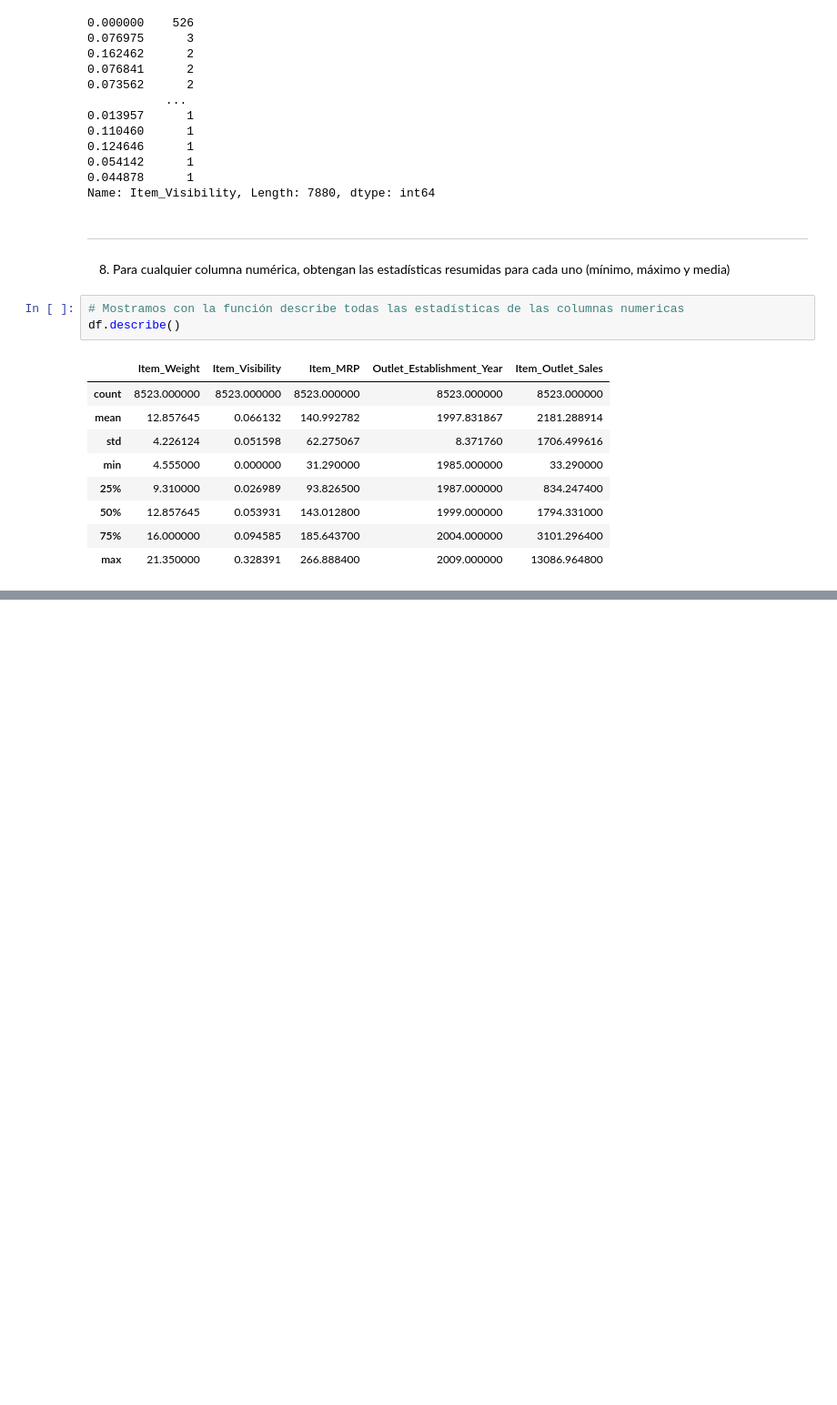
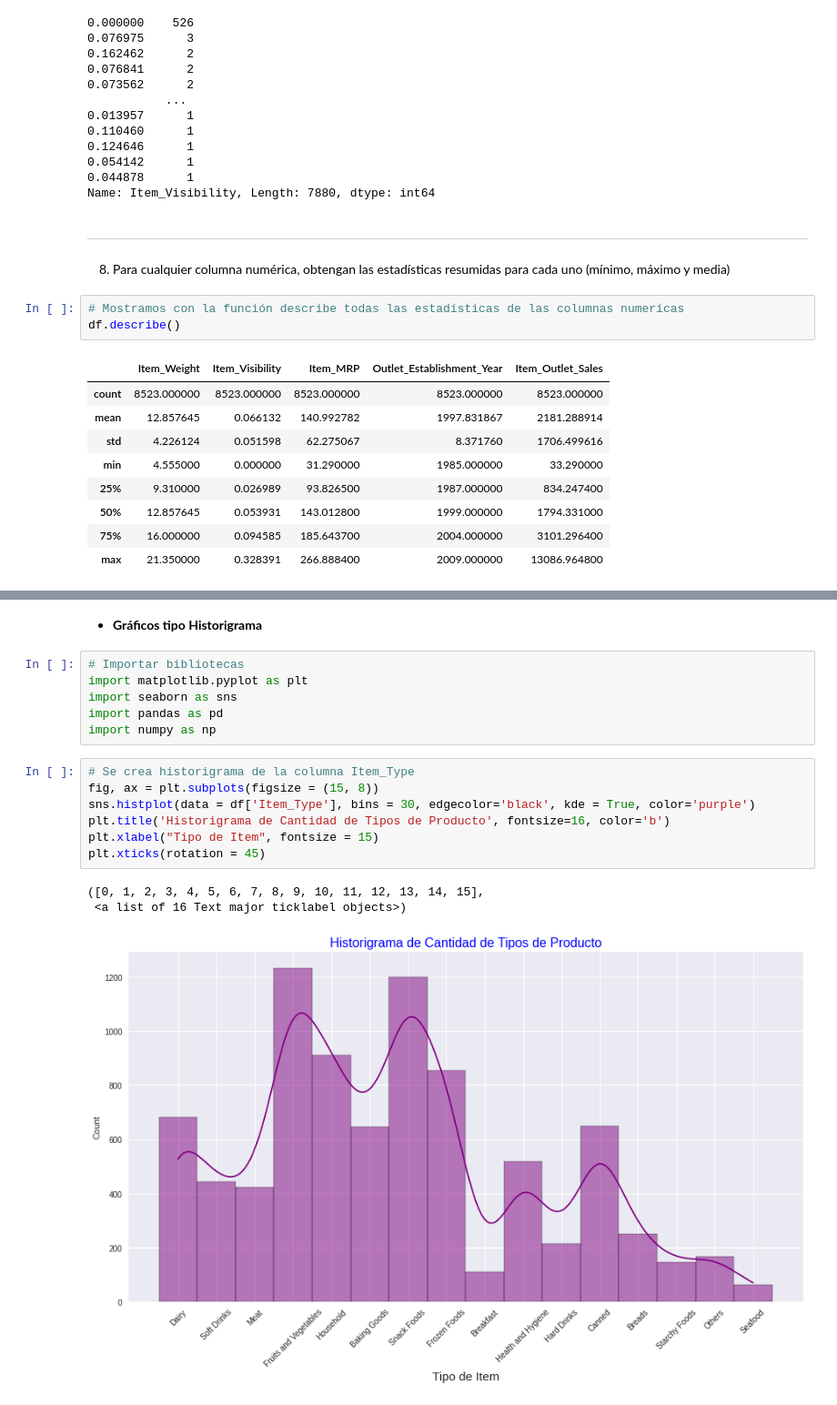
Before and after one commit to jcardonamde/food-sales-predictions, a Jupyter notebook: food_sales_predictions.ipynb, the cells around one changed output, grey strips where cells are left out. Shown at 91% size. Cells and saved outputs as stored; diff of their text form; blank space fills up the shorter version.

Commit message:
Creado mediante Colaboratory Parte 3 Creación primeros gráficos

```diff
--- a/food_sales_predictions.ipynb
+++ b/food_sales_predictions.ipynb
@@ -404,0 +425,19 @@ df.describe()
+# %% [markdown]
+* **Gráficos tipo Historigrama**
+# %%
+# Importar bibliotecas
+import matplotlib.pyplot as plt
+import seaborn as sns
+import pandas as pd
+import numpy as np
+# %%
+# Se crea historigrama de la columna Item_Type
+fig, ax = plt.subplots(figsize = (15, 8))
+sns.histplot(data = df['Item_Type'], bins = 30, edgecolor='black', kde = True, color='purple')
+plt.title('Historigrama de Cantidad de Tipos de Producto', fontsize=16, color='b')
+plt.xlabel("Tipo de Item", fontsize = 15)
+plt.xticks(rotation = 45)
+# %% [output]
+([0, 1, 2, 3, 4, 5, 6, 7, 8, 9, 10, 11, 12, 13, 14, 15],
+ <a list of 16 Text major ticklabel objects>)
+[figure, added]
```
Also changed, not shown: parts of 16 cells of this notebook.
